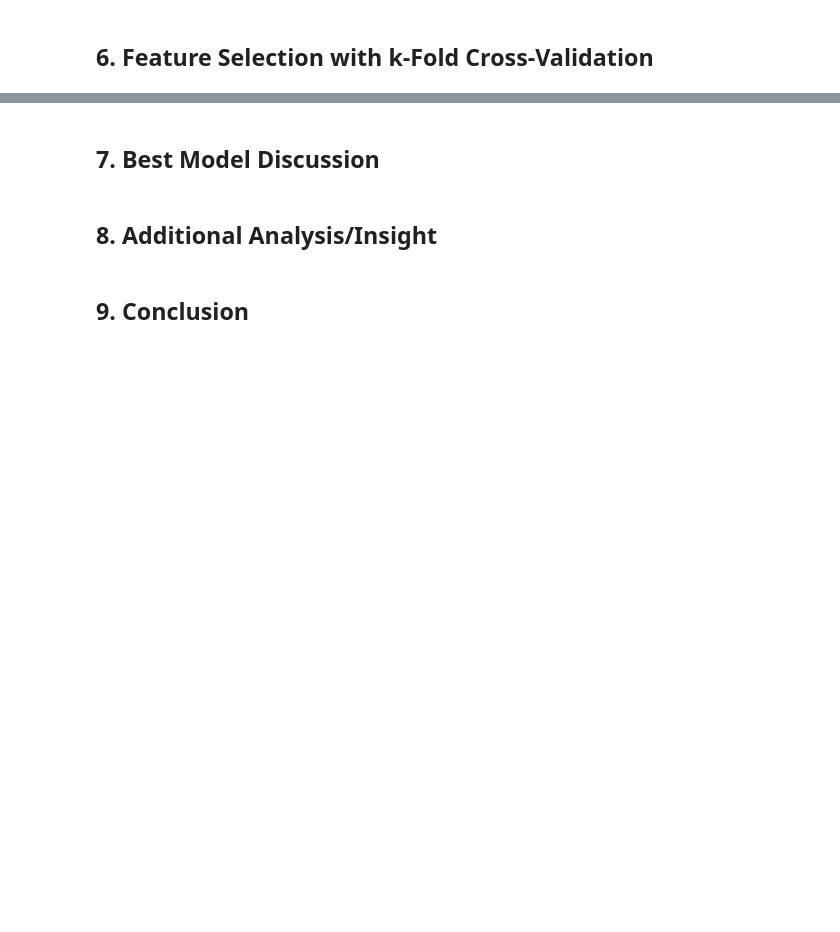
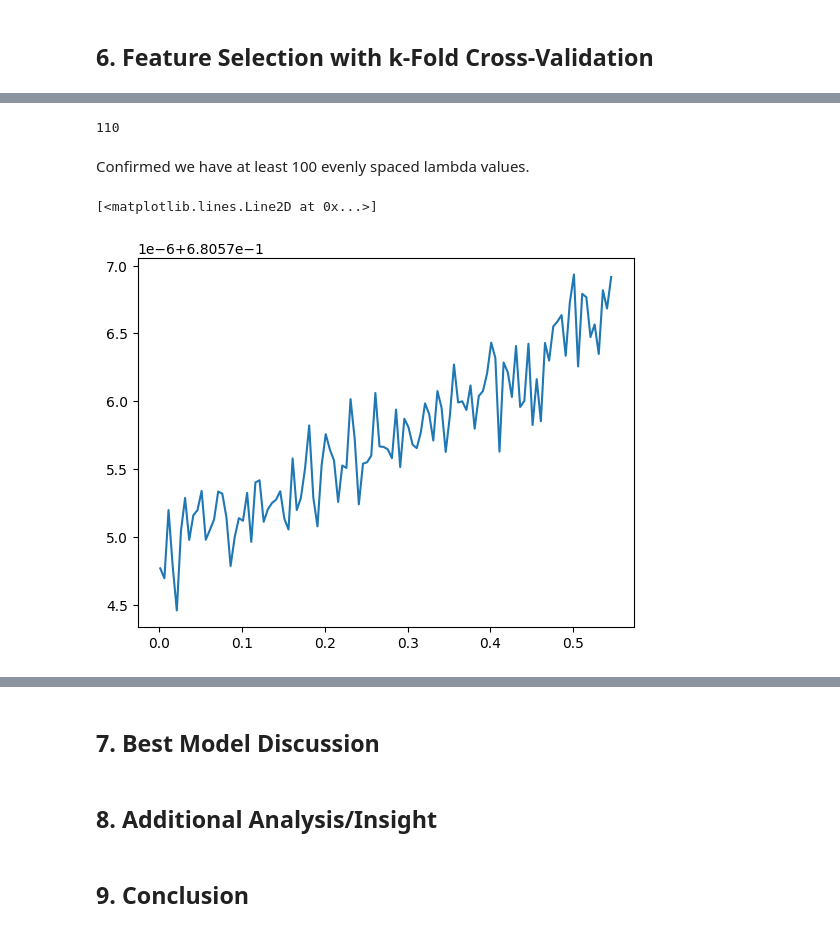
Before and after one commit to ariasalejandra/final_project_stat207, a Jupyter notebook: Final_Project_Alejandra_Shriya_Nathan.ipynb, the cells around one changed output, grey strips where cells are left out. Drawn from its saved outputs; the diff is of its cells as text; code cells hidden in the pictures; blank space fills up the shorter version.

```diff
--- a/Final_Project_Alejandra_Shriya_Nathan.ipynb
+++ b/Final_Project_Alejandra_Shriya_Nathan.ipynb
@@ -267,0 +310,11 @@ There does not seem to be an interaction in any pair of numerical and categorica
+# %%
+from sklearn.model_selection import KFold, cross_val_score
+from sklearn.linear_model import LogisticRegression
+list = []
+k_fold = KFold(n_splits=5, shuffle=True, random_state=101)
+for i in np.arange(0.001, 0.55, 0.005):
+    lasso_modi= LogisticRegression(penalty='l1', C=1/i, solver='liblinear', max_iter=1000)
+    test_fold_auc= cross_val_score(lasso_modi, x_full, y_full, cv=k_fold, scoring='roc_auc')
+    list.append([i, test_fold_auc.mean()])
+df_out = pd.DataFrame(list, columns=['alpha', 'auc'])
+df_out.head()
@@ -267,0 +328,12 @@ There does not seem to be an interaction in any pair of numerical and categorica
+# %%
+df_out.shape[0]
+# %% [output]
+110
+# %% [markdown]
+Confirmed we have at least 100 evenly spaced lambda values.
+# %%
+import matplotlib.pyplot as plt
+plt.plot(df_out['alpha'].values, df_out['auc'].values)
+# %% [output]
+[<matplotlib.lines.Line2D at 0x...>]
+[figure, added]
```
Also changed, not shown: parts of 30 cells of this notebook.
